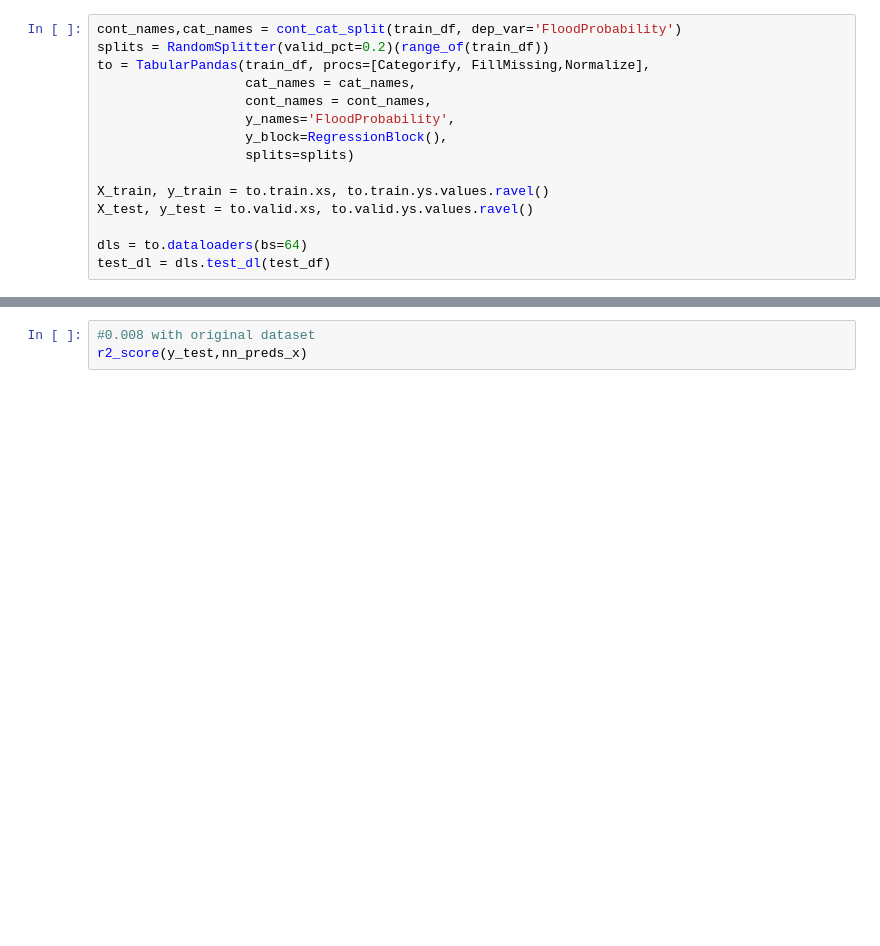
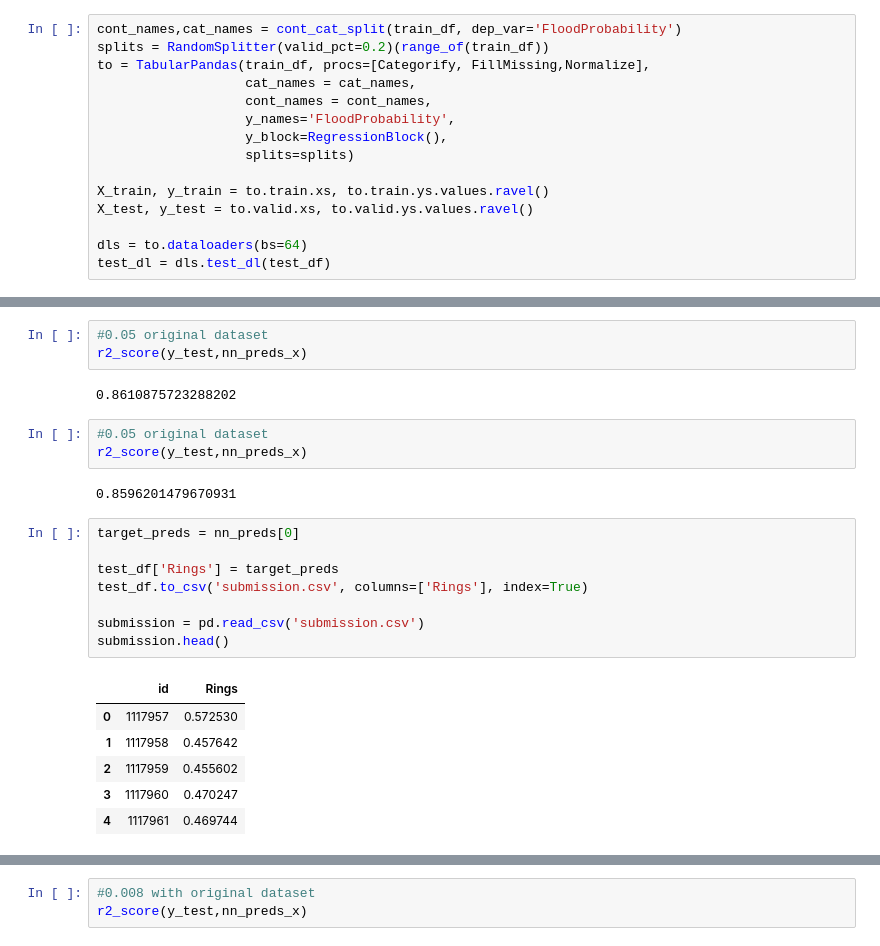
Before and after one commit to rubanzasilva/flood_prediction, a Jupyter notebook: s04e05_fastai_exp2.ipynb, the cells around one changed output, grey strips where cells are left out. Drawn from its saved outputs; the diff is of its cells as text; blank space fills up the shorter version.

```diff
--- a/s04e05_fastai_exp2.ipynb
+++ b/s04e05_fastai_exp2.ipynb
@@ -373,0 +366,25 @@ Wall time: 3min 7s
+# %%
+#0.05 original dataset
+r2_score(y_test,nn_preds_x)
+# %% [output]
+0.8610875723288202
+# %%
+#0.05 original dataset
+r2_score(y_test,nn_preds_x)
+# %% [output]
+0.8596201479670931
+# %%
+target_preds = nn_preds[0]
+
+test_df['Rings'] = target_preds
+test_df.to_csv('submission.csv', columns=['Rings'], index=True)
+
+submission = pd.read_csv('submission.csv')
+submission.head()
+# %% [output]
+|  | id | Rings |
+| 0 | 1117957 | 0.572530 |
+| 1 | 1117958 | 0.457642 |
+| 2 | 1117959 | 0.455602 |
+| 3 | 1117960 | 0.470247 |
+| 4 | 1117961 | 0.469744 |
```
Also changed, not shown: parts of 80 cells of this notebook.
